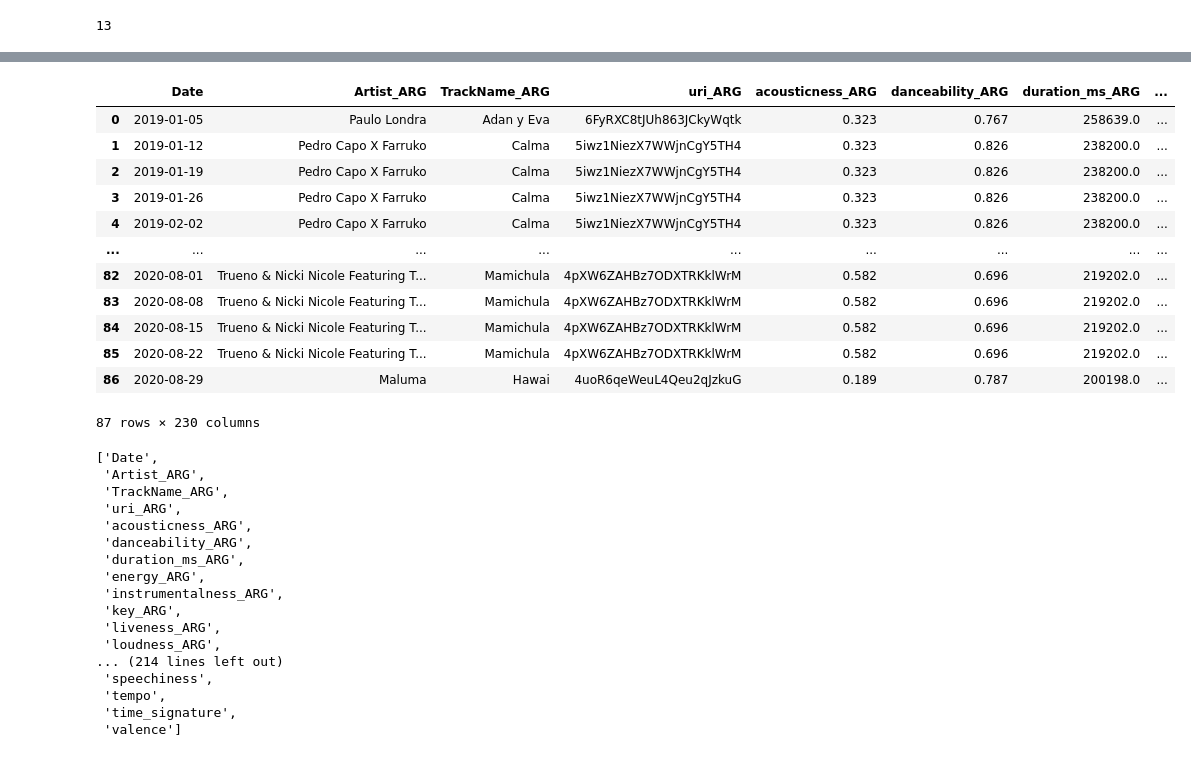
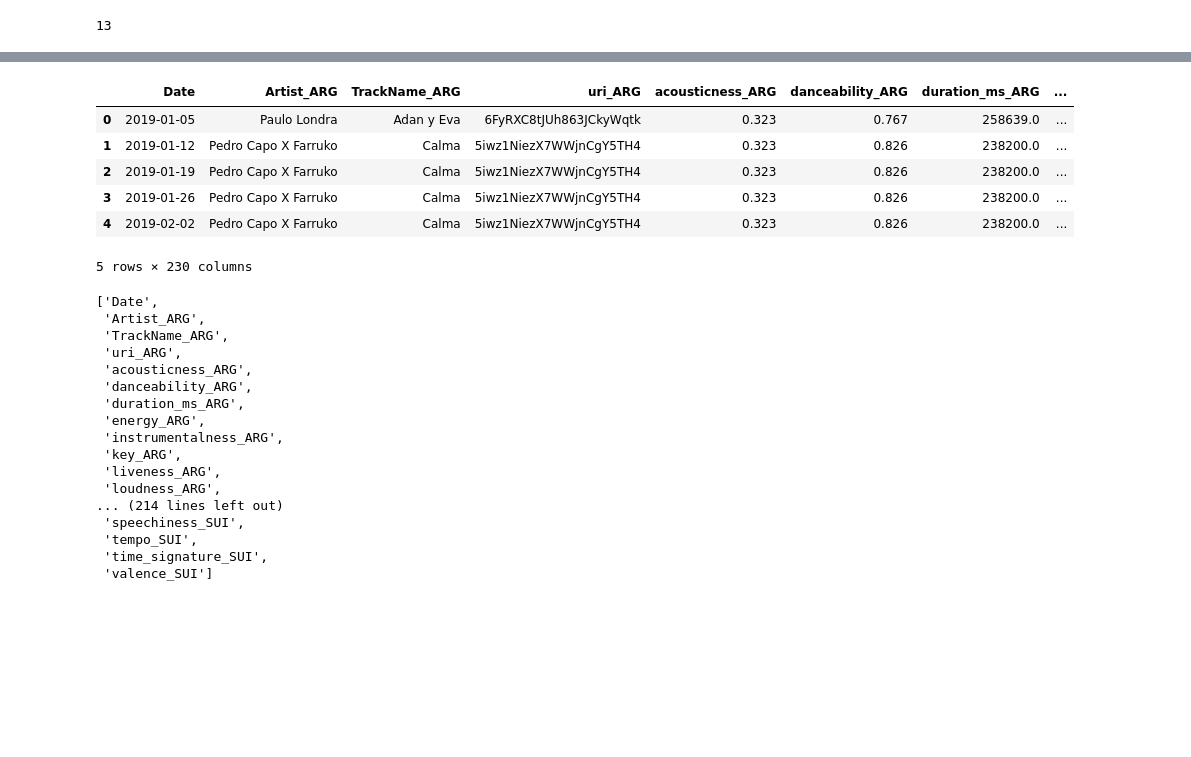
Before and after one commit to DataBerenicenz/Epsilon_Team, a Jupyter notebook: +Jesus/Spotify.ipynb, the cells around one changed output, grey strips where cells are left out. Drawn from its saved outputs; the diff is of its cells as text; code cells hidden in the pictures; blank space fills up the shorter version.

```diff
--- a/+Jesus/Spotify.ipynb
+++ b/+Jesus/Spotify.ipynb
@@ -1,7 +1,7 @@
 # %%
 import pandas as pd
 
-countries=["ARG", "AUS", "CAN", "ESP", "EUR", "FRA", "GBP", "GER", "ITA", "JPN", "KOR", "MEX", "SUI"]
+countries=["ARG","MEX","AUS", "CAN", "ESP", "FRA", "GBP", "GER", "ITA","SUI","EUR", "JPN", "KOR"]
 files_name=[]
 country_data={}
 
@@ -52,34 +40,46 @@ SUI.describe()
 # %%
 complete_dataframe=(
-    ARG.merge(AUS, on="Date", suffixes=("_ARG", "_AUS"),how="outer")
-    .merge(CAN, on="Date", how="outer")
-    .merge(ESP, on="Date", suffixes=("_CAN", "_ESP"),how="outer")
-    .merge(EUR, on="Date",how="outer")
-    .merge(FRA, on="Date", suffixes=("_EUR", "_FRA"),how="outer")
-    .merge(GER, on="Date",how="outer")
-    .merge(GBP, on="Date", suffixes=("_GER","_GBP"),how="outer")
-    .merge(ITA, on="Date",how="outer")
-    .merge(JPN, on="Date", suffixes=("_ITA", "_JPN"),how="outer")
-    .merge(KOR, on="Date", how="outer")
-    .merge(MEX, on="Date", suffixes=("_KOR", "_MEX"),how="outer")
-    .merge(SUI, on="Date", how="outer")
+    ARG.merge(AUS, on="Date", suffixes=("_ARG", "_AUS"),how="inner")
+    .merge(CAN, on="Date", how="inner")
+    .merge(ESP, on="Date", suffixes=("_CAN", "_ESP"),how="inner")
+    .merge(EUR, on="Date",how="inner")
+    .merge(FRA, on="Date", suffixes=("_EUR", "_FRA"),how="inner")
+    .merge(GER, on="Date",how="inner")
+    .merge(GBP, on="Date", suffixes=("_GER","_GBP"),how="inner")
+    .merge(ITA, on="Date",how="inner")
+    .merge(JPN, on="Date", suffixes=("_ITA", "_JPN"),how="inner")
+    .merge(KOR, on="Date", how="inner")
+    .merge(MEX, on="Date", suffixes=("_KOR", "_MEX"),how="inner")
+    .merge(SUI, on="Date", how="inner")
 )
 
-complete_dataframe
+complete_dataframe=complete_dataframe.rename(columns={
+"Artist":"Artist_SUI",
+"TrackName":"TrackName_SUI",
+"uri":"uri_SUI",
+"acousticness":"acousticness_SUI",
+"danceability":"danceability_SUI",
+"duration_ms":"duration_ms_SUI",
+"energy":"energy_SUI",
+"instrumentalness":"instrumentalness_SUI",
+"key":"key_SUI",
+"liveness":"liveness_SUI",
+"loudness":"loudness_SUI",
+"mode":"mode_SUI",
+"speechiness":"speechiness_SUI",
+"tempo":"tempo_SUI",
+"time_signature":"time_signature_SUI",
+"valence":"valence_SUI"})
+
+complete_dataframe.head()
 # %% [output]
 |  | Date | Artist_ARG | TrackName_ARG | uri_ARG | acousticness_ARG | danceability_ARG | duration_ms_ARG | ... |
 | 0 | 2019-01-05 | Paulo Londra | Adan y Eva | 6FyRXC8tJUh863JCkyWqtk | 0.323 | 0.767 | 258639.0 | ... |
 | 1 | 2019-01-12 | Pedro Capo X Farruko | Calma | 5iwz1NiezX7WWjnCgY5TH4 | 0.323 | 0.826 | 238200.0 | ... |
 | 2 | 2019-01-19 | Pedro Capo X Farruko | Calma | 5iwz1NiezX7WWjnCgY5TH4 | 0.323 | 0.826 | 238200.0 | ... |
 | 3 | 2019-01-26 | Pedro Capo X Farruko | Calma | 5iwz1NiezX7WWjnCgY5TH4 | 0.323 | 0.826 | 238200.0 | ... |
 | 4 | 2019-02-02 | Pedro Capo X Farruko | Calma | 5iwz1NiezX7WWjnCgY5TH4 | 0.323 | 0.826 | 238200.0 | ... |
-| ... | ... | ... | ... | ... | ... | ... | ... | ... |
-| 82 | 2020-08-01 | Trueno & Nicki Nicole Featuring T... | Mamichula | 4pXW6ZAHBz7ODXTRKklWrM | 0.582 | 0.696 | 219202.0 | ... |
-| 83 | 2020-08-08 | Trueno & Nicki Nicole Featuring T... | Mamichula | 4pXW6ZAHBz7ODXTRKklWrM | 0.582 | 0.696 | 219202.0 | ... |
-| 84 | 2020-08-15 | Trueno & Nicki Nicole Featuring T... | Mamichula | 4pXW6ZAHBz7ODXTRKklWrM | 0.582 | 0.696 | 219202.0 | ... |
-| 85 | 2020-08-22 | Trueno & Nicki Nicole Featuring T... | Mamichula | 4pXW6ZAHBz7ODXTRKklWrM | 0.582 | 0.696 | 219202.0 | ... |
-| 86 | 2020-08-29 | Maluma | Hawai | 4uoR6qeWeuL4Qeu2qJzkuG | 0.189 | 0.787 | 200198.0 | ... |
-87 rows × 230 columns
+5 rows × 230 columns
 # %%
 column_names=complete_dataframe.columns
 
@@ -98,9 +98,9 @@ column_names=complete_dataframe.columns
  'liveness_ARG',
  'loudness_ARG',
 ... (214 lines left out)
- 'speechiness',
- 'tempo',
- 'time_signature',
- 'valence']
+ 'speechiness_SUI',
+ 'tempo_SUI',
+ 'time_signature_SUI',
+ 'valence_SUI']
 # %%
 import matplotlib.pyplot as plt
```
Also changed, not shown: parts of 9 cells of this notebook, 1 other file.
